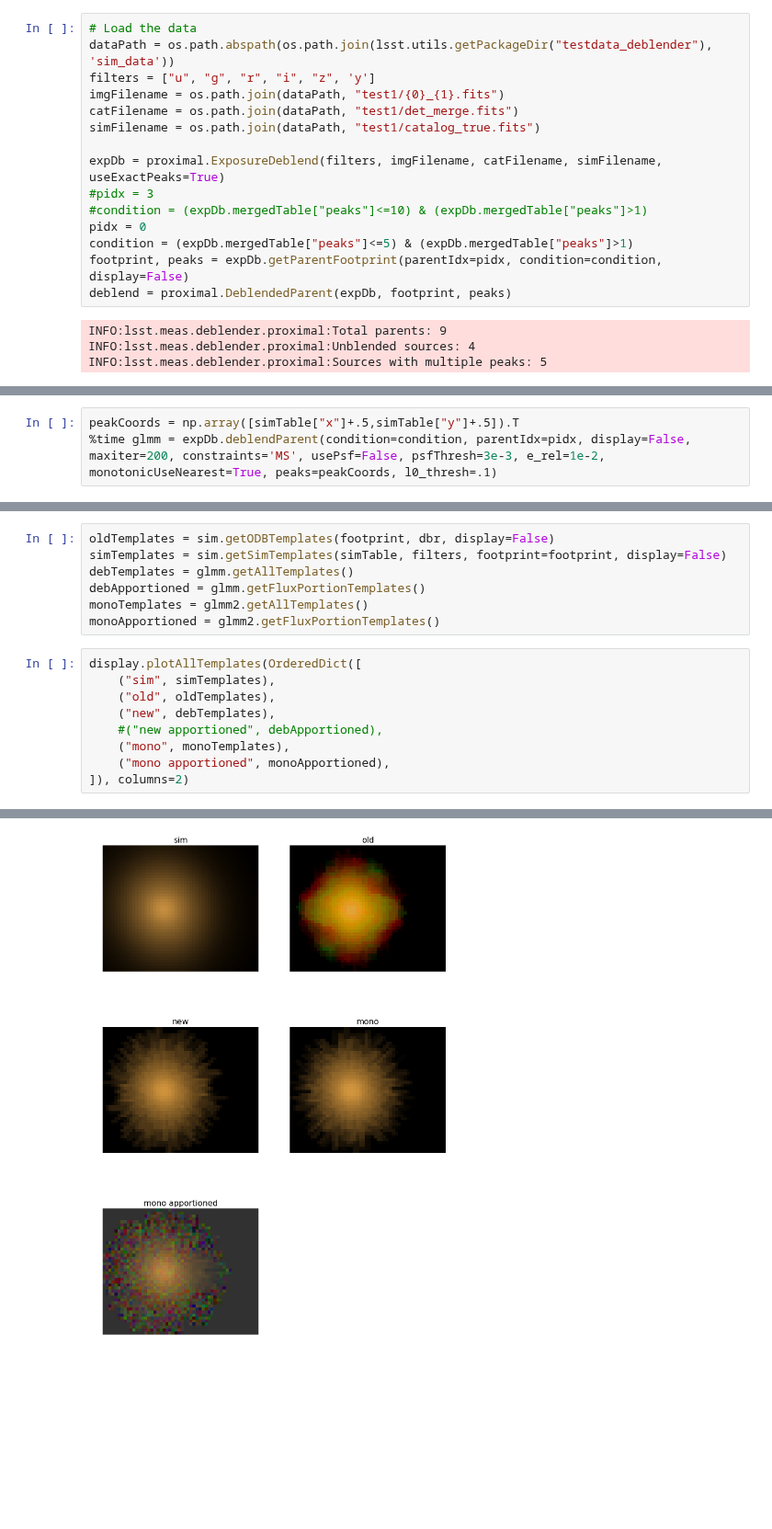
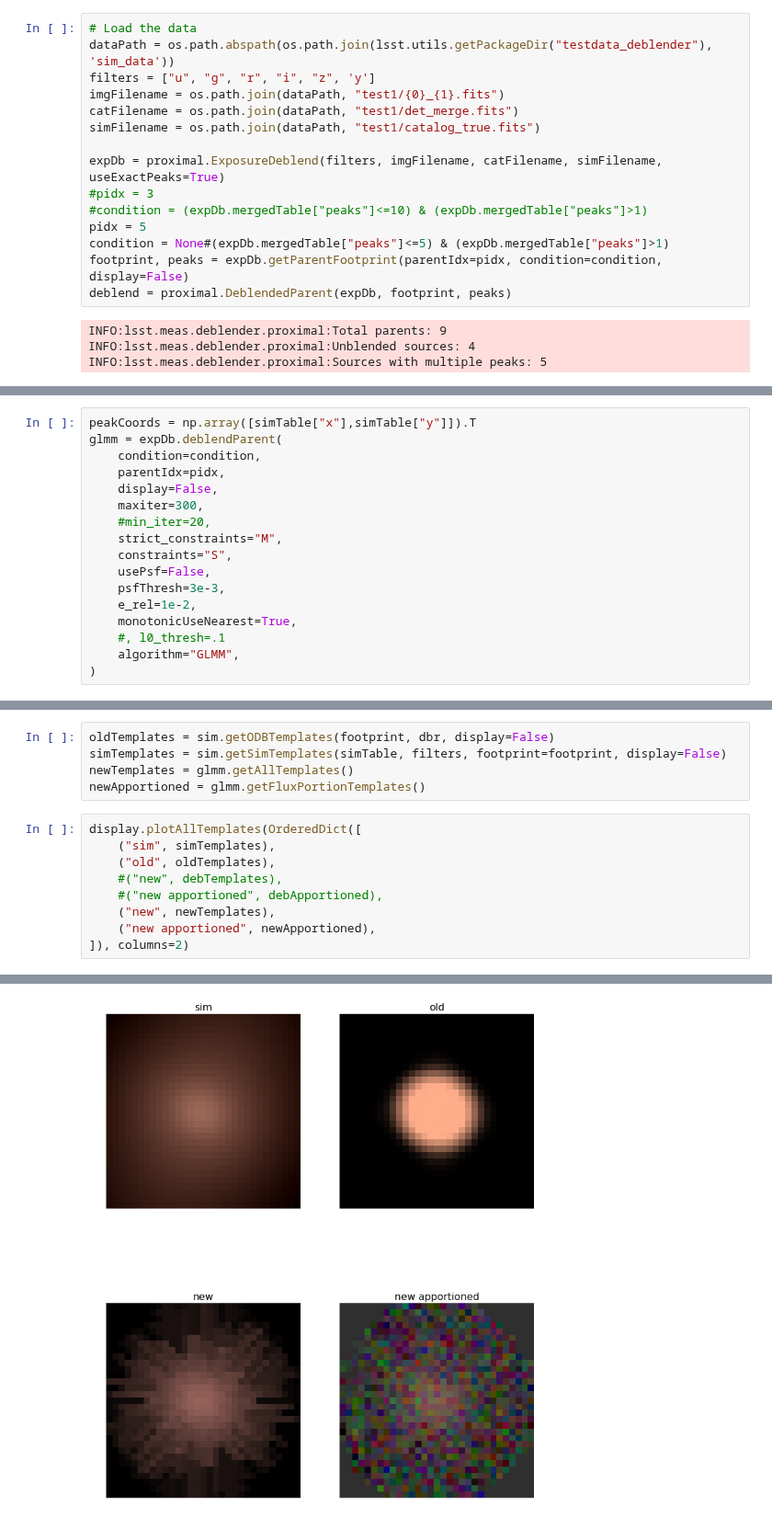
Before and after one commit to lsst/meas_deblender, a Jupyter notebook: examples/testSingleSim.ipynb, the cells around one changed output, grey strips where cells are left out. Shown at 92% size. Saved outputs shown, nothing was run; the diff lists cells and outputs as text; blank space fills up the shorter version.

```diff
--- a/examples/testSingleSim.ipynb
+++ b/examples/testSingleSim.ipynb
@@ -45,8 +45,8 @@ simFilename = os.path.join(dataPath, "test1/catalog_true.fits")
 expDb = proximal.ExposureDeblend(filters, imgFilename, catFilename, simFilename, useExactPeaks=True)
 #pidx = 3
 #condition = (expDb.mergedTable["peaks"]<=10) & (expDb.mergedTable["peaks"]>1)
-pidx = 0
-condition = (expDb.mergedTable["peaks"]<=5) & (expDb.mergedTable["peaks"]>1)
+pidx = 5
+condition = None#(expDb.mergedTable["peaks"]<=5) & (expDb.mergedTable["peaks"]>1)
 footprint, peaks = expDb.getParentFootprint(parentIdx=pidx, condition=condition, display=False)
 deblend = proximal.DeblendedParent(expDb, footprint, peaks)
 # %% [output]
@@ -74,4 +80,18 @@ Wall time: 47.2 ms
 # %%
-peakCoords = np.array([simTable["x"]+.5,simTable["y"]+.5]).T
-%time glmm = expDb.deblendParent(condition=condition, parentIdx=pidx, display=False, maxiter=200, constraints='MS', usePsf=False, psfThresh=3e-3, e_rel=1e-2, monotonicUseNearest=True, peaks=peakCoords, l0_thresh=.1)
+peakCoords = np.array([simTable["x"],simTable["y"]]).T
+glmm = expDb.deblendParent(
+    condition=condition,
+    parentIdx=pidx,
+    display=False,
+    maxiter=300,
+    #min_iter=20,
+    strict_constraints="M",
+    constraints="S",
+    usePsf=False,
+    psfThresh=3e-3,
+    e_rel=1e-2,
+    monotonicUseNearest=True,
+    #, l0_thresh=.1
+    algorithm="GLMM",
+)
 # %% [output]
@@ -111,20 +102,18 @@ Wall time: 2.54 s
 # %%
 oldTemplates = sim.getODBTemplates(footprint, dbr, display=False)
 simTemplates = sim.getSimTemplates(simTable, filters, footprint=footprint, display=False)
-debTemplates = glmm.getAllTemplates()
-debApportioned = glmm.getFluxPortionTemplates()
-monoTemplates = glmm2.getAllTemplates()
-monoApportioned = glmm2.getFluxPortionTemplates()
+newTemplates = glmm.getAllTemplates()
+newApportioned = glmm.getFluxPortionTemplates()
 # %%
 display.plotAllTemplates(OrderedDict([
     ("sim", simTemplates),
     ("old", oldTemplates),
-    ("new", debTemplates),
+    #("new", debTemplates),
     #("new apportioned", debApportioned),
-    ("mono", monoTemplates),
-    ("mono apportioned", monoApportioned),
+    ("new", newTemplates),
+    ("new apportioned", newApportioned),
 ]), columns=2)
 # %% [output]
 INFO:lsst.meas.deblender.display:Peak 0
-[figure, old version]
+[figure, new version]
 INFO:lsst.meas.deblender.display:Peak 1
```
Also changed, not shown: parts of 18 cells of this notebook, 4 other files.
